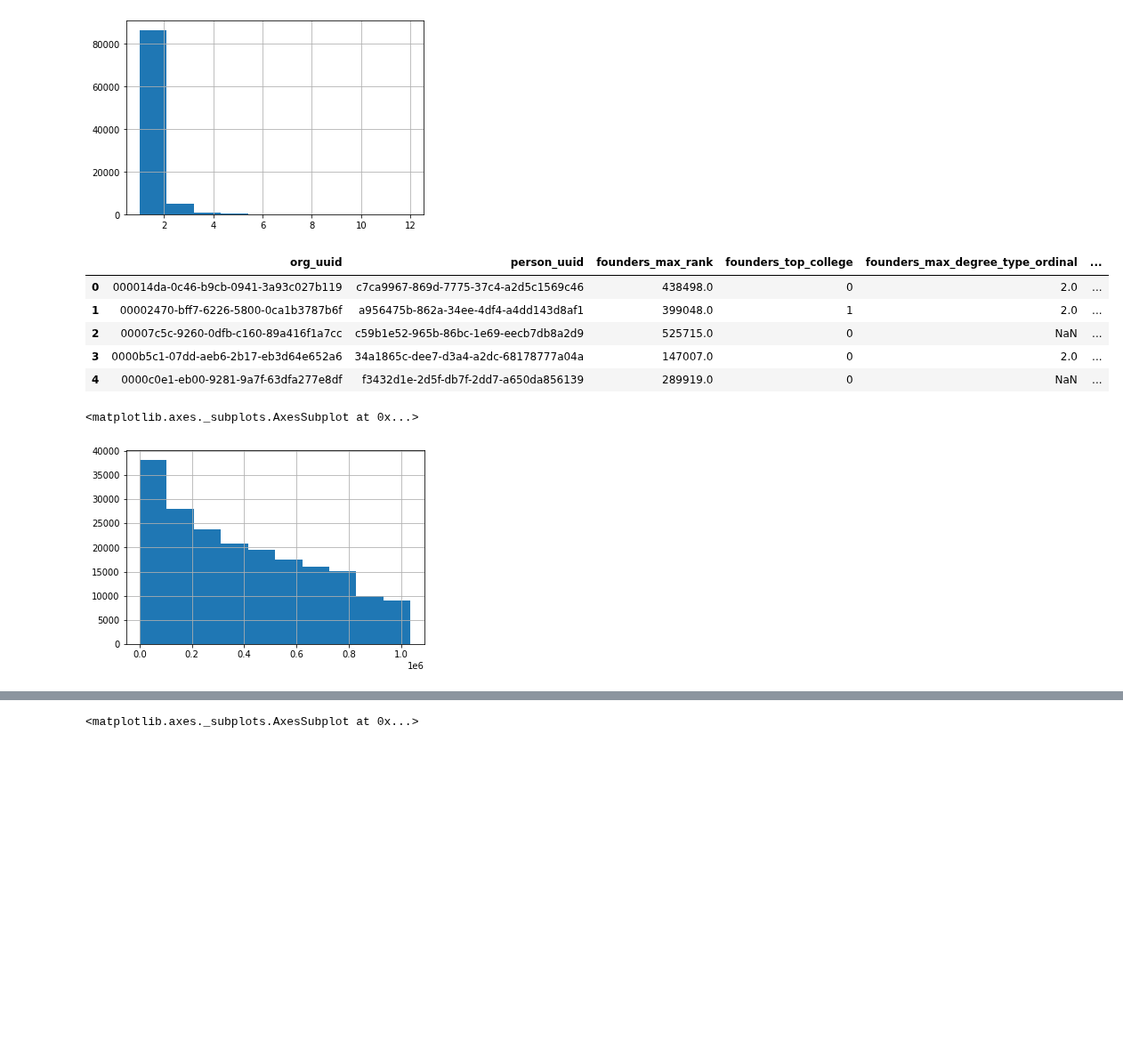
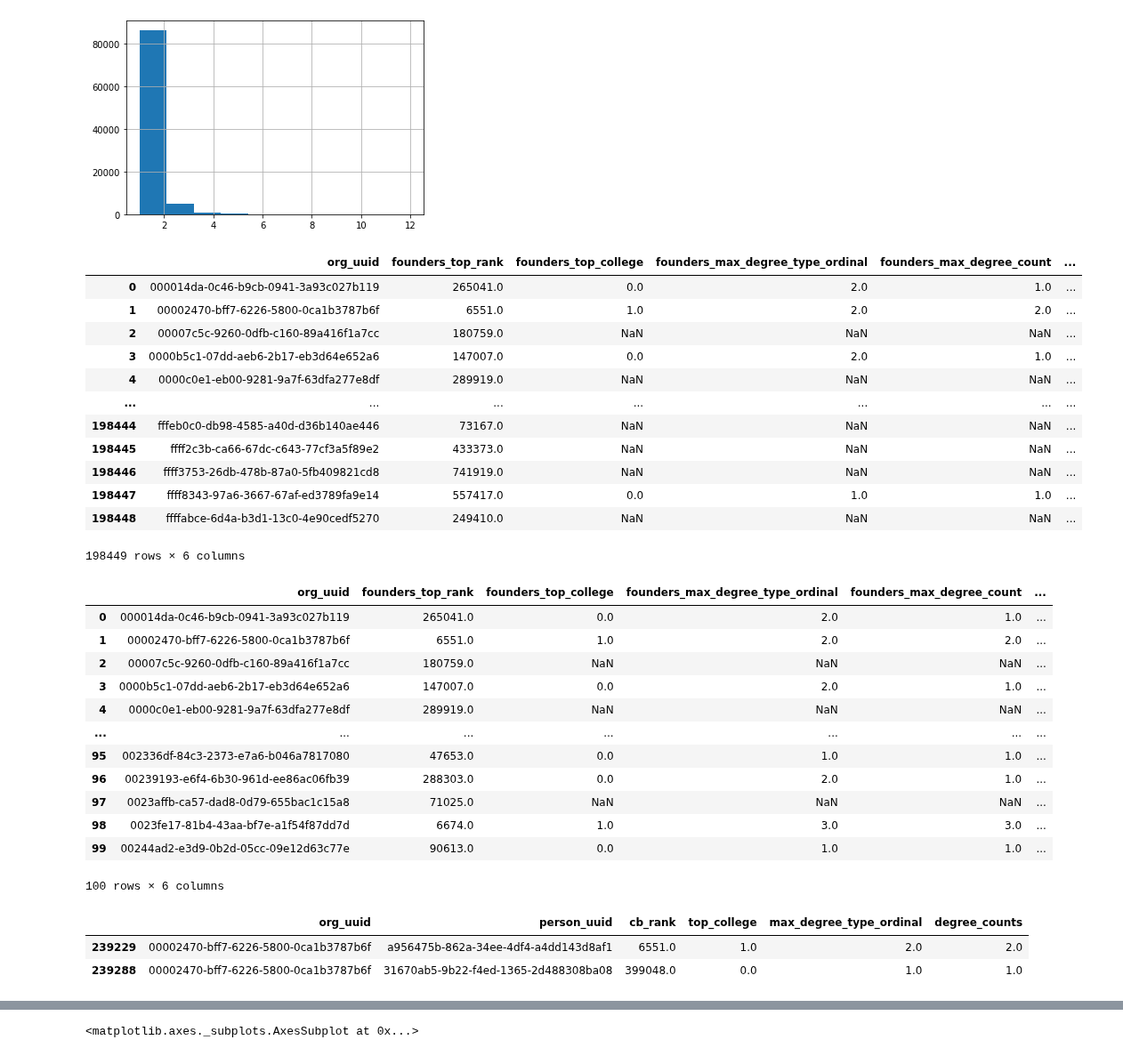
Before and after one commit to siddtheshah/vc_modeling, a Jupyter notebook: founders_features.ipynb, the cells around one changed output, grey strips where cells are left out. Shown at 89% size. Cells and saved outputs as stored; diff of their text form; code cells hidden in the pictures; blank space fills up the shorter version.

```diff
--- a/founders_features.ipynb
+++ b/founders_features.ipynb
@@ -223,7 +225,7 @@ top_colleges = [
 
 def is_top_college(school_name):
   if not isinstance(school_name, str):
-    return 0
+    return None
   school_name_cleaned = school_name.lower().strip()
   for tc in top_colleges:
     if school_name_cleaned.find(tc) > -1:
@@ -252,13 +254,13 @@ See the caveats in the documentation: https://pandas.pydata.org/pandas-docs/stab
 299206 rows × 6 columns
 # %%
-any_top_college = founders_df["top_college"].groupby(founders_df.index).max()
-max_degree_ordinal = founders_df["degree_type_ordinal"].groupby(founders_df.index).max()
+any_top_college = founders_df["top_college"].groupby(founders_df.index).apply(lambda r: r.max(skipna=True))
+max_degree_ordinal = founders_df["degree_type_ordinal"].groupby(founders_df.index).apply(lambda r: r.max(skipna=True))
 founders_df_base = founders_df.loc[~founders_df.index.duplicated(keep="first")][["name_person", "rank_person"]]
 degree_counts_df = degrees_group_by_person.set_index("person_uuid")[["degree_counts"]]
 
 founders_df_final = founders_df_base.join(any_top_college).join(max_degree_ordinal).join(degree_counts_df)
 founders_df_final = founders_df_final.rename(columns = {"degree_type_ordinal": "max_degree_type_ordinal", "rank_person" : "cb_rank"}, copy = True, inplace = False)
 founders_df_final = founders_df_final.sort_values(by="cb_rank")
-founders_df_final.head()
+founders_df_final[:50]
 # %% [output]
 |  | name_person | cb_rank | top_college | max_degree_type_ordinal | degree_counts |
@@ -290,24 +303,52 @@ founders_df_final["degree_counts"].hist()
 # %%
 org_and_founder_uuid_dedup = org_and_founder_uuid.drop_duplicates()
 
 org_with_founders_df = org_and_founder_uuid_dedup.join(founders_df_final, on="person_uuid")[["org_uuid", "person_uuid", "cb_rank", "top_college", "max_degree_type_ordinal", "degree_counts"]]
 
-org_with_founders_df = org_with_founders_df.groupby(["org_uuid"], as_index=False).max()
-org_with_founders_df = org_with_founders_df.rename(columns = {"cb_rank": "founders_max_rank", "top_college" : "founders_top_college", "max_degree_type_ordinal": "founders_max_degree_type_ordinal", "degree_counts": "founders_max_degree_count"}, copy = True, inplace = False)
+org_with_founders_agg_df = org_with_founders_df.groupby(["org_uuid"], as_index=False).agg({"cb_rank": lambda r: r.min(skipna=True), "top_college": lambda r: r.max(skipna=True), "max_degree_type_ordinal": lambda r: r.max(skipna=True), "degree_counts": lambda r: r.max(skipna=True)})
+org_with_founders_agg_df = org_with_founders_agg_df.rename(columns = {"cb_rank": "founders_top_rank", "top_college" : "founders_top_college", "max_degree_type_ordinal": "founders_max_degree_type_ordinal", "degree_counts": "founders_max_degree_count"}, copy = True, inplace = False)
 
 org_with_founders_counts = org_and_founder_uuid_dedup.groupby(["org_uuid"], as_index=False).size().to_frame(name="founders_count").reset_index()
-org_with_founders_df = org_with_founders_df.join(org_with_founders_counts.set_index("org_uuid"), on=["org_uuid"])
+org_with_founders_agg_df = org_with_founders_agg_df.join(org_with_founders_counts.set_index("org_uuid"), on=["org_uuid"])
+# org_with_founders_agg_df = org_with_founders_agg_df.drop("person_uuid", axis=1)
 
-org_with_founders_df.head()
+org_with_founders_agg_df.to_csv('export_dataframe.csv', index=False, header=True)
+
+org_with_founders_agg_df
 # %% [output]
-|  | org_uuid | person_uuid | founders_max_rank | founders_top_college | founders_max_degree_type_ordinal | ... |
-| 0 | 000014da-0c46-b9cb-0941-3a93c027b119 | c7ca9967-869d-7775-37c4-a2d5c1569c46 | 438498.0 | 0 | 2.0 | ... |
-| 1 | 00002470-bff7-6226-5800-0ca1b3787b6f | a956475b-862a-34ee-4df4-a4dd143d8af1 | 399048.0 | 1 | 2.0 | ... |
-| 2 | 00007c5c-9260-0dfb-c160-89a416f1a7cc | c59b1e52-965b-86bc-1e69-eecb7db8a2d9 | 525715.0 | 0 | NaN | ... |
-| 3 | 0000b5c1-07dd-aeb6-2b17-eb3d64e652a6 | 34a1865c-dee7-d3a4-a2dc-68178777a04a | 147007.0 | 0 | 2.0 | ... |
-| 4 | 0000c0e1-eb00-9281-9a7f-63dfa277e8df | f3432d1e-2d5f-db7f-2dd7-a650da856139 | 289919.0 | 0 | NaN | ... |
+|  | org_uuid | founders_top_rank | founders_top_college | founders_max_degree_type_ordinal | founders_max_degree_count | ... |
+| 0 | 000014da-0c46-b9cb-0941-3a93c027b119 | 265041.0 | 0.0 | 2.0 | 1.0 | ... |
+| 1 | 00002470-bff7-6226-5800-0ca1b3787b6f | 6551.0 | 1.0 | 2.0 | 2.0 | ... |
+| 2 | 00007c5c-9260-0dfb-c160-89a416f1a7cc | 180759.0 | NaN | NaN | NaN | ... |
+| 3 | 0000b5c1-07dd-aeb6-2b17-eb3d64e652a6 | 147007.0 | 0.0 | 2.0 | 1.0 | ... |
+| 4 | 0000c0e1-eb00-9281-9a7f-63dfa277e8df | 289919.0 | NaN | NaN | NaN | ... |
+| ... | ... | ... | ... | ... | ... | ... |
+| 198444 | fffeb0c0-db98-4585-a40d-d36b140ae446 | 73167.0 | NaN | NaN | NaN | ... |
+| 198445 | ffff2c3b-ca66-67dc-c643-77cf3a5f89e2 | 433373.0 | NaN | NaN | NaN | ... |
+| 198446 | ffff3753-26db-478b-87a0-5fb409821cd8 | 741919.0 | NaN | NaN | NaN | ... |
+| 198447 | ffff8343-97a6-3667-67af-ed3789fa9e14 | 557417.0 | 0.0 | 1.0 | 1.0 | ... |
+| 198448 | ffffabce-6d4a-b3d1-13c0-4e90cedf5270 | 249410.0 | NaN | NaN | NaN | ... |
+198449 rows × 6 columns
-# %%
-org_with_founders_df["founders_max_rank"].hist()
-# %% [output]
-<matplotlib.axes._subplots.AxesSubplot at 0x...>
-[figure, removed]
+# %%
+org_with_founders_agg_df[:100]
+# %% [output]
+|  | org_uuid | founders_top_rank | founders_top_college | founders_max_degree_type_ordinal | founders_max_degree_count | ... |
+| 0 | 000014da-0c46-b9cb-0941-3a93c027b119 | 265041.0 | 0.0 | 2.0 | 1.0 | ... |
+| 1 | 00002470-bff7-6226-5800-0ca1b3787b6f | 6551.0 | 1.0 | 2.0 | 2.0 | ... |
+| 2 | 00007c5c-9260-0dfb-c160-89a416f1a7cc | 180759.0 | NaN | NaN | NaN | ... |
+| 3 | 0000b5c1-07dd-aeb6-2b17-eb3d64e652a6 | 147007.0 | 0.0 | 2.0 | 1.0 | ... |
+| 4 | 0000c0e1-eb00-9281-9a7f-63dfa277e8df | 289919.0 | NaN | NaN | NaN | ... |
+| ... | ... | ... | ... | ... | ... | ... |
+| 95 | 002336df-84c3-2373-e7a6-b046a7817080 | 47653.0 | 0.0 | 1.0 | 1.0 | ... |
+| 96 | 00239193-e6f4-6b30-961d-ee86ac06fb39 | 288303.0 | 0.0 | 2.0 | 1.0 | ... |
+| 97 | 0023affb-ca57-dad8-0d79-655bac1c15a8 | 71025.0 | NaN | NaN | NaN | ... |
+| 98 | 0023fe17-81b4-43aa-bf7e-a1f54f87dd7d | 6674.0 | 1.0 | 3.0 | 3.0 | ... |
+| 99 | 00244ad2-e3d9-0b2d-05cc-09e12d63c77e | 90613.0 | 0.0 | 1.0 | 1.0 | ... |
+100 rows × 6 columns
+# %%
+test_org = "00002470-bff7-6226-5800-0ca1b3787b6f"
+org_with_founders_df[org_with_founders_df["org_uuid"] == test_org]
+# %% [output]
+|  | org_uuid | person_uuid | cb_rank | top_college | max_degree_type_ordinal | degree_counts |
+| 239229 | 00002470-bff7-6226-5800-0ca1b3787b6f | a956475b-862a-34ee-4df4-a4dd143d8af1 | 6551.0 | 1.0 | 2.0 | 2.0 |
+| 239288 | 00002470-bff7-6226-5800-0ca1b3787b6f | 31670ab5-9b22-f4ed-1365-2d488308ba08 | 399048.0 | 0.0 | 1.0 | 1.0 |
```
Also changed, not shown: parts of 14 cells of this notebook, 2 other files.
